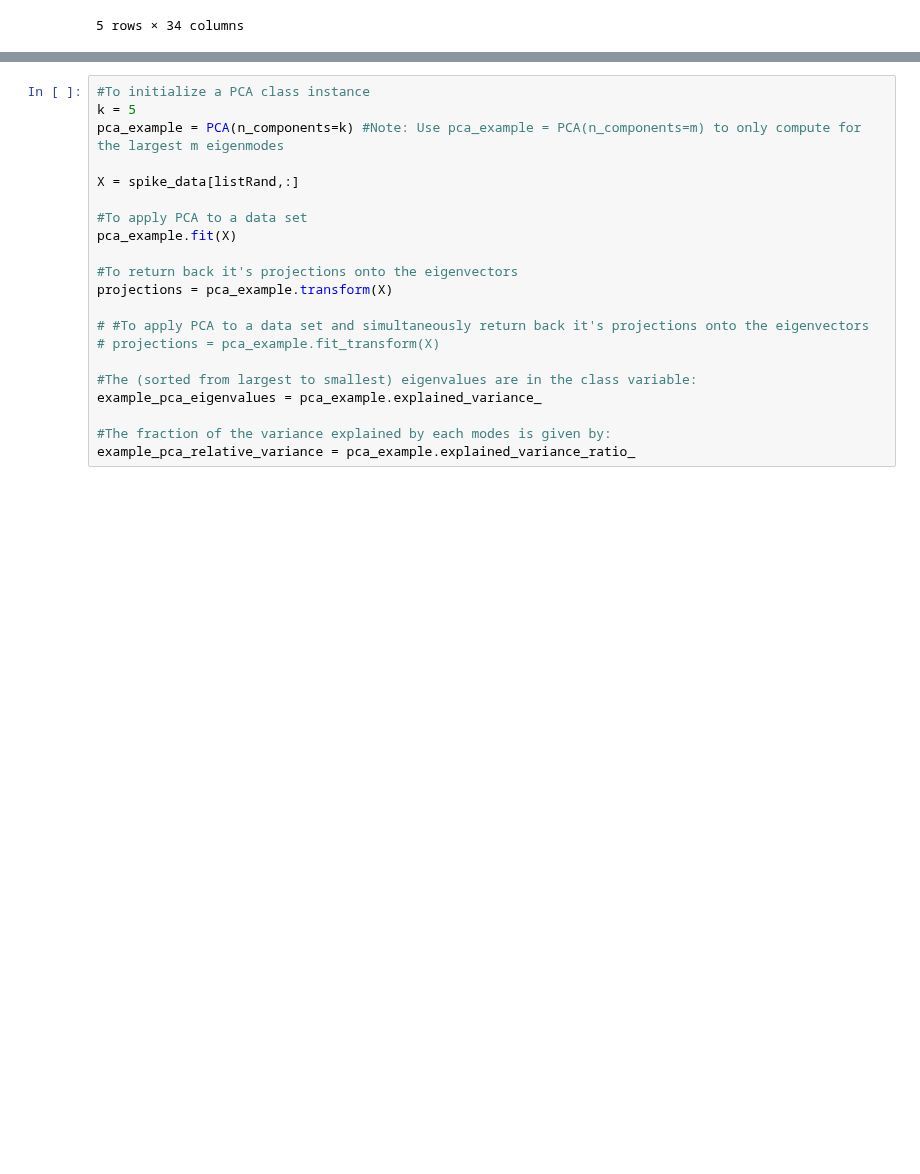
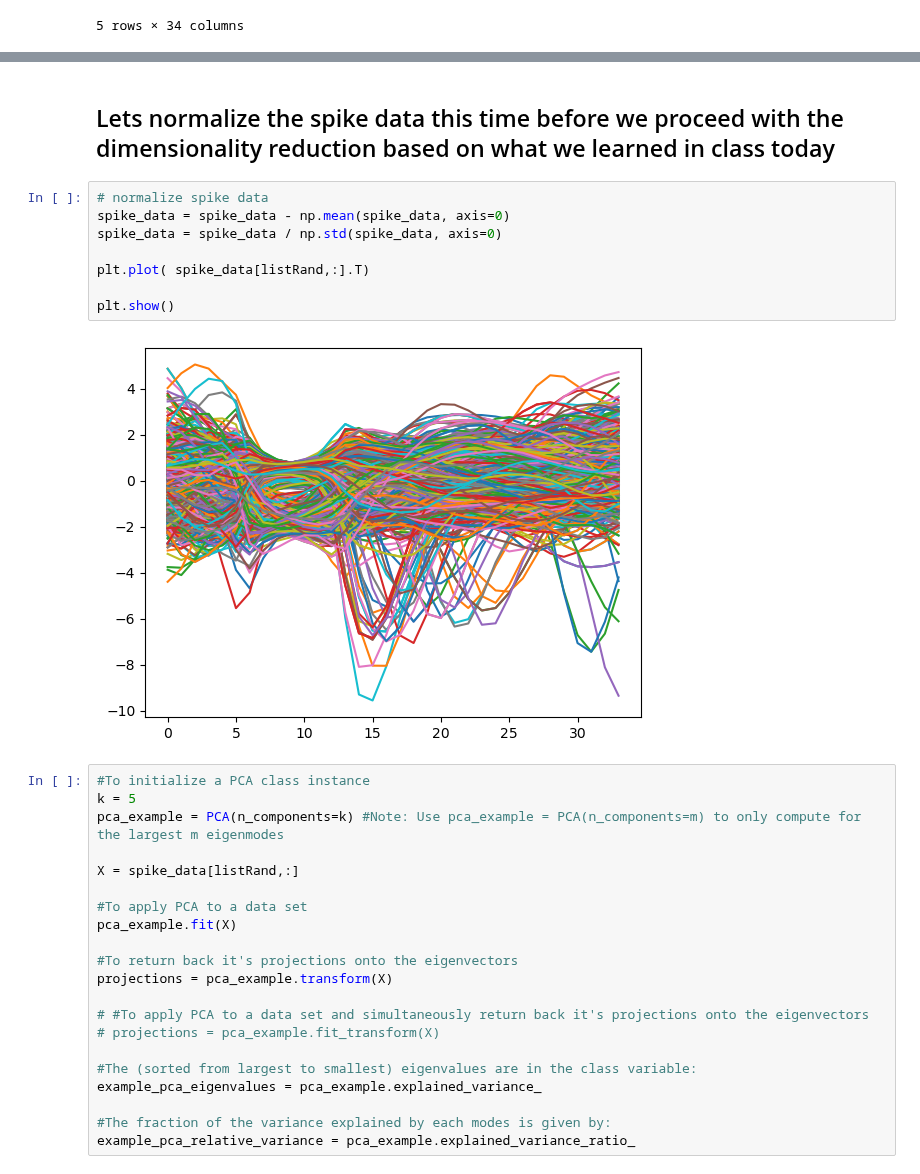
Before and after one commit to menonpg/bioeng2390_ai_in_healthcare, a Jupyter notebook: Week06/Dimensionality Reduction for Time Series Classification.ipynb, the cells around one changed output, grey strips where cells are left out. Saved outputs shown, nothing was run; the diff lists cells and outputs as text; blank space fills up the shorter version.

Commit message:
update code for today

```diff
--- a/Week06/Dimensionality Reduction for Time Series Classification.ipynb
+++ b/Week06/Dimensionality Reduction for Time Series Classification.ipynb
@@ -59,3 +57,15 @@ plt.show()
+# %% [markdown]
+## Lets normalize the spike data this time before we proceed with the dimensionality reduction based on what we learned in class today
+# %%
+# normalize spike data
+spike_data = spike_data - np.mean(spike_data, axis=0)
+spike_data = spike_data / np.std(spike_data, axis=0)
+
+plt.plot( spike_data[listRand,:].T)
+
+plt.show()
+# %% [output]
+[figure, added]
 # %%
 #To initialize a PCA class instance
 k = 5
```
Also changed, not shown: parts of 6 cells of this notebook.
